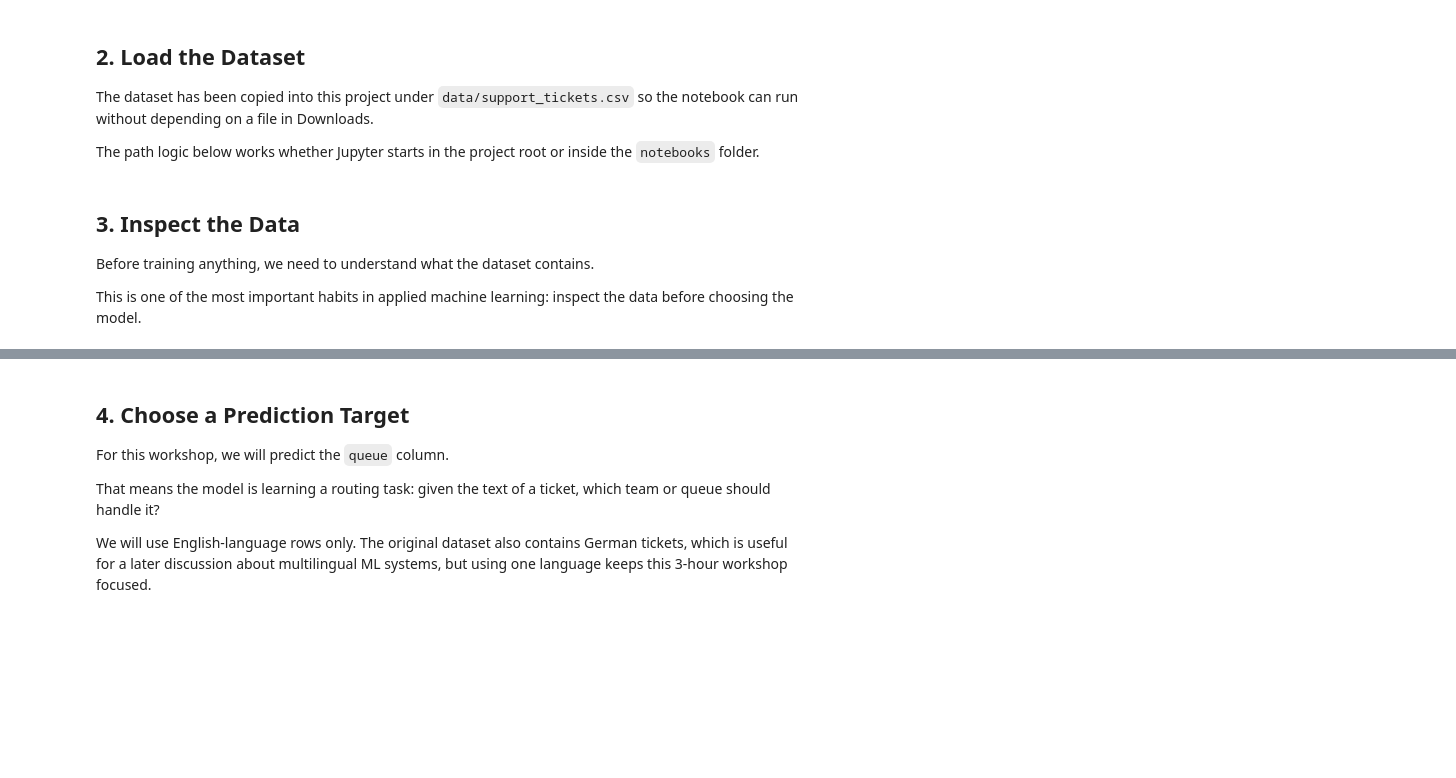
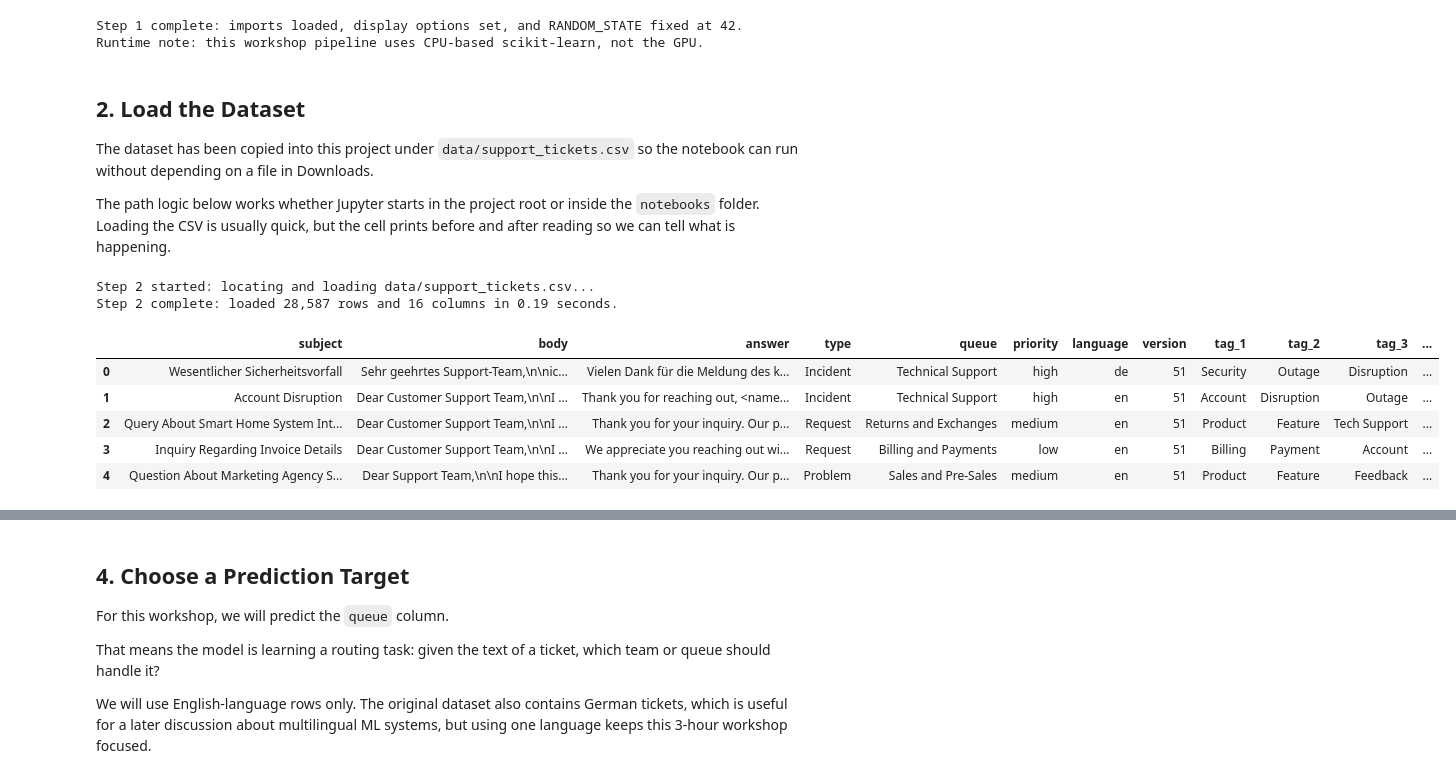
Before and after one commit to BPMSTC/ml-ce-summer-26, a Jupyter notebook: notebooks/ml_workshop_support_ticket_classification.ipynb, the cells around one changed output, grey strips where cells are left out. Drawn from its saved outputs; the diff is of its cells as text; code cells hidden in the pictures; blank space fills up the shorter version.

Commit message:
Expand workshop notebook guidance

```diff
--- a/notebooks/ml_workshop_support_ticket_classification.ipynb
+++ b/notebooks/ml_workshop_support_ticket_classification.ipynb
@@ -15,5 +21,6 @@ We start by importing the libraries used throughout the notebook.
 # %%
 from pathlib import Path
+from time import perf_counter
 
 import matplotlib.pyplot as plt
 import pandas as pd
@@ -23,30 +30,50 @@ from sklearn.metrics import accuracy_score, classification_report, confusion_mat
 from sklearn.model_selection import train_test_split
 from sklearn.pipeline import Pipeline
 
+# These display options make wide text fields and result tables easier to read.
 pd.set_option("display.max_colwidth", 140)
 pd.set_option("display.max_columns", 40)
 
+# A random state is a seed for repeatable pseudo-random behavior.
+# The value 42 is a common convention, but any fixed integer would work.
+# If we remove this, the train/test split can change every time we run the notebook.
 RANDOM_STATE = 42
+
+# This workflow uses scikit-learn estimators, which run on the CPU.
+# No GPU-specific library is imported here, and LogisticRegression has no GPU switch.
+print("Step 1 complete: imports loaded, display options set, and RANDOM_STATE fixed at 42.", flush=True)
+print("Runtime note: this workshop pipeline uses CPU-based scikit-learn, not the GPU.", flush=True)
+# %% [output]
+Step 1 complete: imports loaded, display options set, and RANDOM_STATE fixed at 42.
+Runtime note: this workshop pipeline uses CPU-based scikit-learn, not the GPU.
 # %% [markdown]
 ## 2. Load the Dataset
 
 The dataset has been copied into this project under `data/support_tickets.csv` so the notebook can run without depending on a file in Downloads.
 
-The path logic below works whether Jupyter starts in the project root or inside the `notebooks` folder.
+The path logic below works whether Jupyter starts in the project root or inside the `notebooks` folder. Loading the CSV is usually quick, but the cell prints before and after reading so we can tell what is happening.
 # %%
+print("Step 2 started: locating and loading data/support_tickets.csv...", flush=True)
+
 project_root = Path.cwd()
 if not (project_root / "data" / "support_tickets.csv").exists():
+    # If Jupyter starts inside the notebooks folder, the data folder is one level up.
     project_root = project_root.parent
 
 data_path = project_root / "data" / "support_tickets.csv"
+
+start = perf_counter()
 tickets = pd.read_csv(data_path)
+elapsed = perf_counter() - start
 
-print(f"Rows: {tickets.shape[0]:,}")
-print(f"Columns: {tickets.shape[1]:,}")
+print(f"Step 2 complete: loaded {tickets.shape[0]:,} rows and {tickets.shape[1]:,} columns in {elapsed:.2f} seconds.", flush=True)
 display(tickets.head())
+# %% [output]
+Step 2 started: locating and loading data/support_tickets.csv...
+Step 2 complete: loaded 28,587 rows and 16 columns in 0.19 seconds.
+|  | subject | body | answer | type | queue | priority | language | version | tag_1 | tag_2 | tag_3 | ... |
+| 0 | Wesentlicher Sicherheitsvorfall | Sehr geehrtes Support-Team,\n\nic... | Vielen Dank für die Meldung des k... | Incident | Technical Support | high | de | 51 | Security | Outage | Disruption | ... |
+| 1 | Account Disruption | Dear Customer Support Team,\n\nI ... | Thank you for reaching out, <name... | Incident | Technical Support | high | en | 51 | Account | Disruption | Outage | ... |
+| 2 | Query About Smart Home System Int... | Dear Customer Support Team,\n\nI ... | Thank you for your inquiry. Our p... | Request | Returns and Exchanges | medium | en | 51 | Product | Feature | Tech Support | ... |
+| 3 | Inquiry Regarding Invoice Details | Dear Customer Support Team,\n\nI ... | We appreciate you reaching out wi... | Request | Billing and Payments | low | en | 51 | Billing | Payment | Account | ... |
+| 4 | Question About Marketing Agency S... | Dear Support Team,\n\nI hope this... | Thank you for your inquiry. Our p... | Problem | Sales and Pre-Sales | medium | en | 51 | Product | Feature | Feedback | ... |
-# %% [markdown]
-## 3. Inspect the Data
-
-Before training anything, we need to understand what the dataset contains.
-
-This is one of the most important habits in applied machine learning: inspect the data before choosing the model.
```
Also changed, not shown: parts of 33 cells of this notebook, 2 other files.
